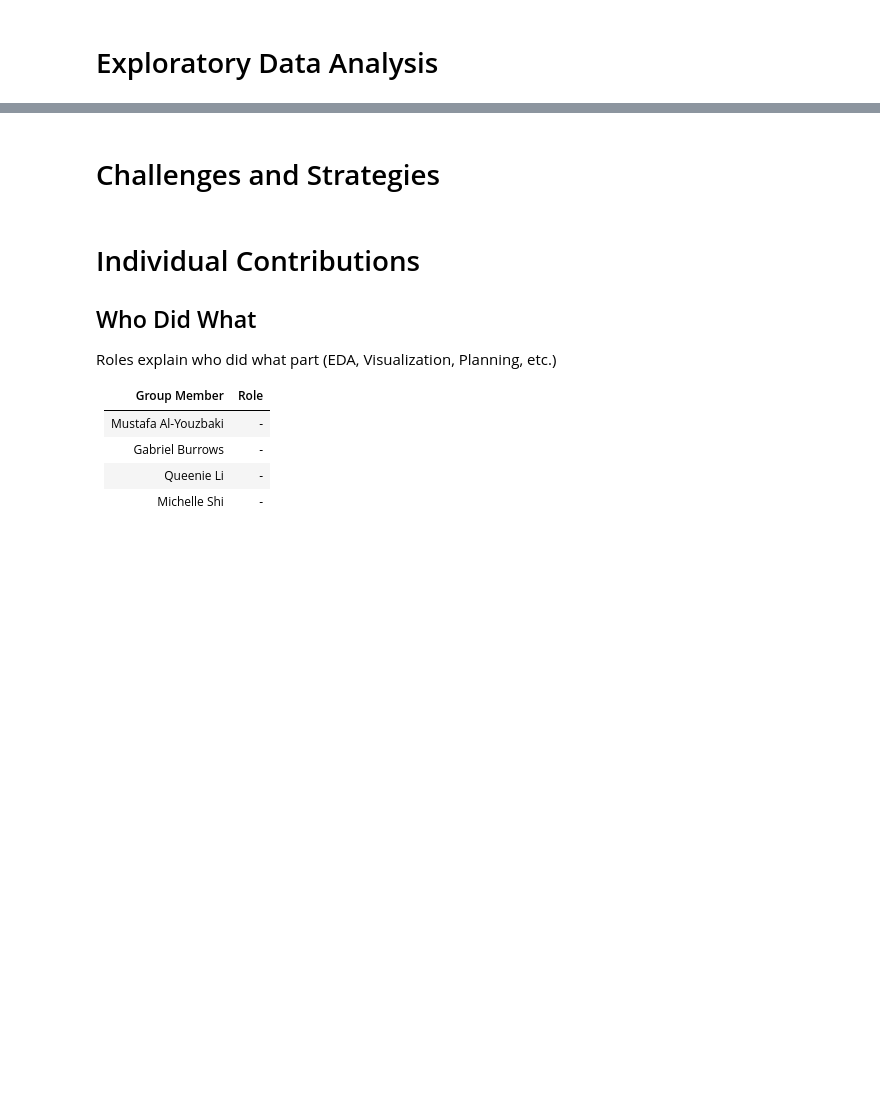
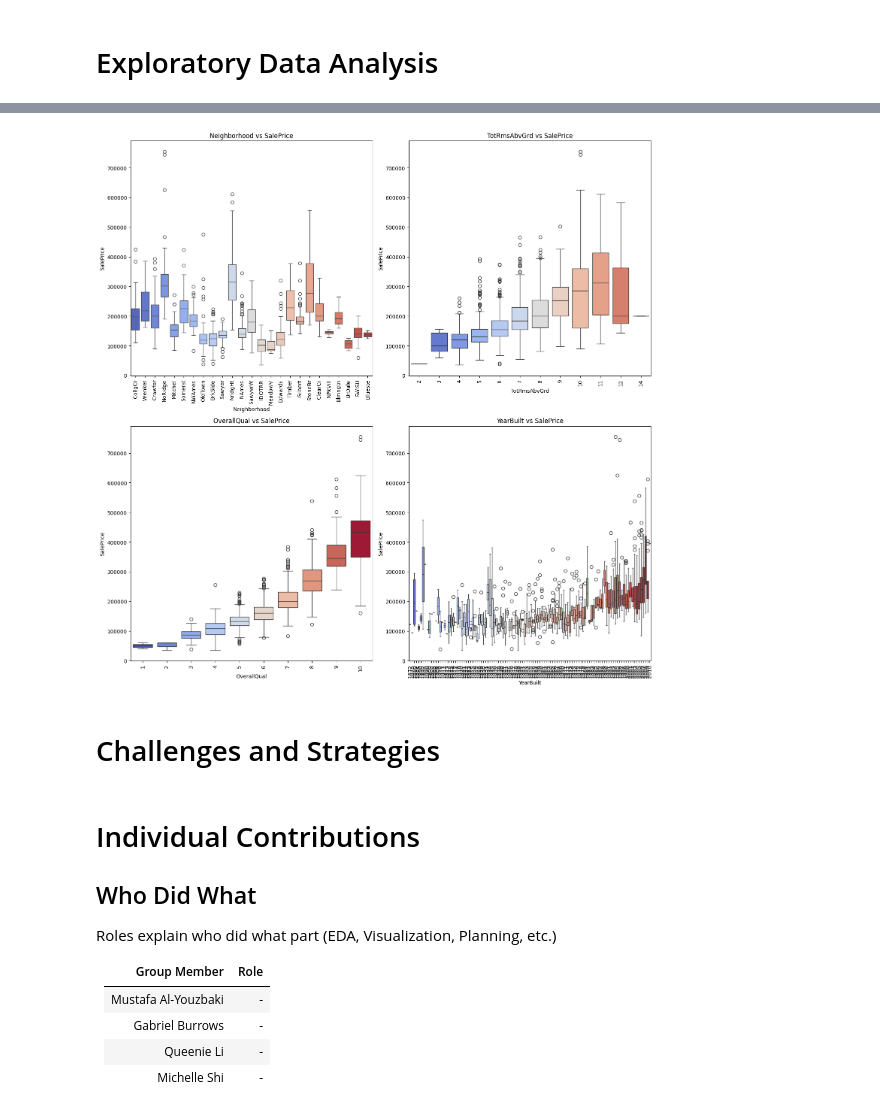
Before and after one commit to michelle-shi-999/cisc251-group-project, a Jupyter notebook: project_deliverable_1_Group_21.ipynb, the cells around one changed output, grey strips where cells are left out. Saved outputs shown, nothing was run; the diff lists cells and outputs as text; code cells hidden in the pictures; blank space fills up the shorter version.

```diff
--- a/project_deliverable_1_Group_21.ipynb
+++ b/project_deliverable_1_Group_21.ipynb
@@ -44,0 +188,19 @@ Build a solid foundation for your project by carefully choosing a dataset, under
+# %%
+target = 'SalePrice'
+features = [col for col in df_train.columns if col != target and col != 'Id']
+
+# Set up grid layout
+n = len(features)
+fig, axes = plt.subplots(nrows=(n + 2) // 3, ncols=3, figsize=(15, 5 * ((n + 2) // 3)))
+axes = axes.flatten()
+
+for i, feature in enumerate(features):
+    sns.scatterplot(x=df_train[feature], y=df_train[target], ax=axes[i])
+    axes[i].set_title(f"{feature} vs {target}")
+
+# Hide any empty subplots
+for j in range(i + 1, len(axes)):
+    fig.delaxes(axes[j])
+
+plt.tight_layout()
+plt.show()
@@ -45,3 +217,27 @@ Build a solid foundation for your project by carefully choosing a dataset, under
+# %%
+features = ['Neighborhood', 'TotRmsAbvGrd', 'OverallQual', 'YearBuilt']
+target = "SalePrice"
+
+# Plot setup
+n = len(features)
+fig, axes = plt.subplots(nrows=(n + 2) // 3, ncols=2, figsize=(15, 5 * ((n + 2) // 2)))
+axes = axes.flatten()
+
+for i, feature in enumerate(features):
+    sns.boxplot(x=df_train[feature], y=df_train[target], ax=axes[i], hue=df_train[feature], palette="coolwarm", legend=False)
+    axes[i].set_title(f"{feature} vs {target}")
+    axes[i].set_xlabel(feature)
+    axes[i].set_ylabel(target)
+    axes[i].tick_params(axis='x', rotation=90)
+
+# Remove empty subplots if the grid isn’t full
+for j in range(i + 1, len(axes)):
+    fig.delaxes(axes[j])
+
+plt.tight_layout()
+plt.show()
+# %% [output]
+[figure, added]
 # %% [markdown]
 # Challenges and Strategies
 # %% [markdown]
```
Also changed, not shown: parts of 8 cells of this notebook, 3 other files.
